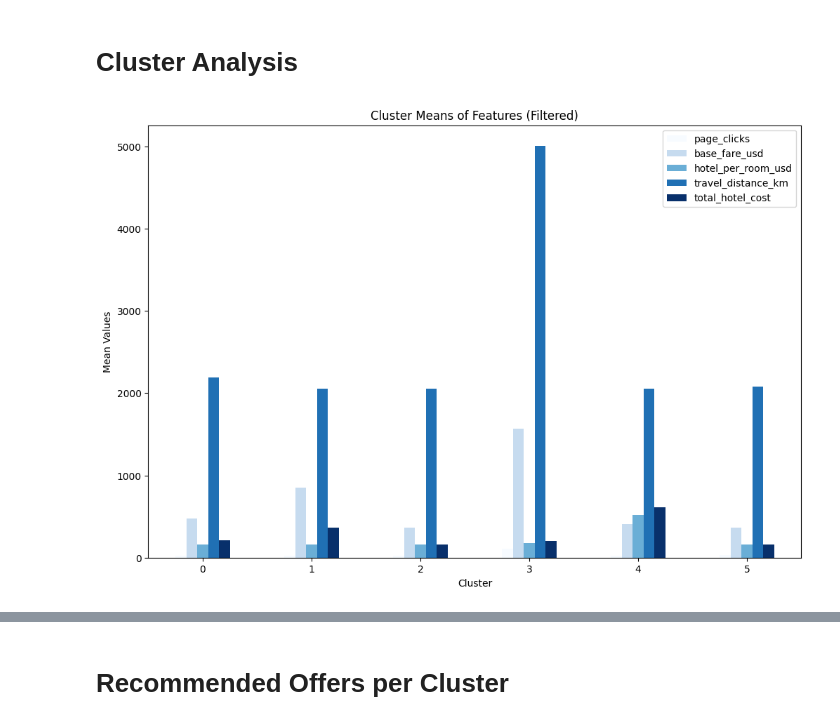
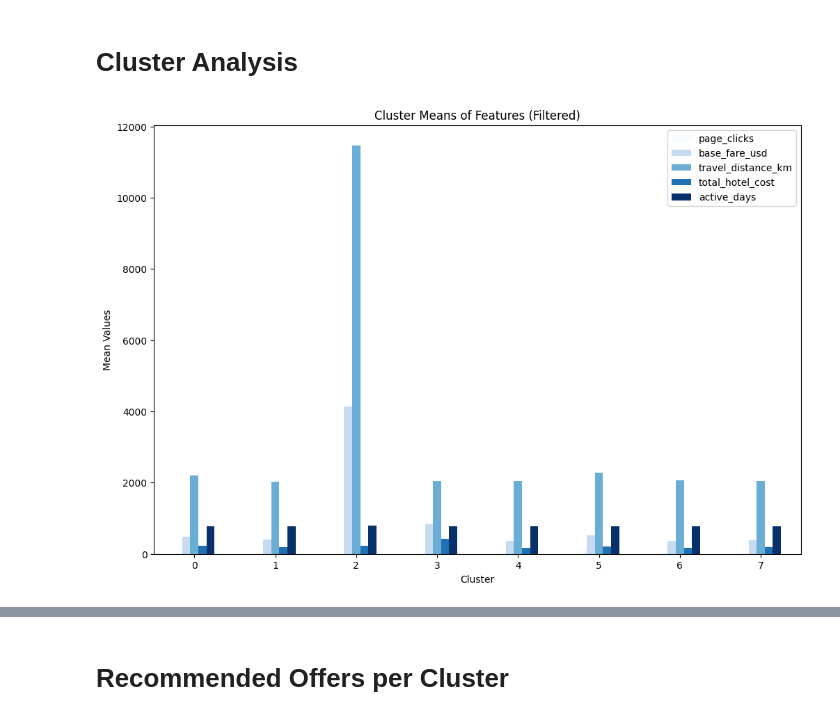
Before and after one commit to sultanmr/travel-tide, a Jupyter notebook: TravelTide.ipynb, the cells around one changed output, grey strips where cells are left out. Saved outputs shown, nothing was run; the diff lists cells and outputs as text; code cells hidden in the pictures.

```diff
--- a/TravelTide.ipynb
+++ b/TravelTide.ipynb
@@ -233,6 +209,0 @@ plt.show()
-# %%
-kmeans = KMeans(n_clusters=6, random_state=42)
-groups = kmeans.fit_predict(X_scaled)
-data_numeric["cluster"] = groups
-data["cluster"] = groups
-print(data_numeric["cluster"].value_counts())
@@ -314,0 +277,19 @@ Text(0.5, 0.92, '3D PCA Visualization')
+# %%
+scores = []
+
+for n_clusters in range(2, 20):
+    kmeans = KMeans(n_clusters=n_clusters, random_state=42)
+    groups = kmeans.fit_predict(X_pca)
+    score = silhouette_score(X_pca, groups)
+    scores.append(score)
+
+
+# Plot Silhouette Scores
+plt.figure(figsize=(8, 6))
+sns.lineplot(x=range(2, 20), y=scores, color='royalblue')
+plt.xticks(range(2, 20))
+plt.title("Silhouette Scores for Different Cluster Counts")
+plt.xlabel("Number of Clusters")
+plt.ylabel("Silhouette Score")
+plt.grid(False)
+plt.show()
@@ -314,0 +298,8 @@ Text(0.5, 0.92, '3D PCA Visualization')
+# %%
+score_differences = abs(np.diff(scores))
+best_n_clusters = np.argmax(score_differences)+3 # 3=> 2+1 => 2:start index, 1: we need next point, not previous
+
+best_score = score_differences[best_n_clusters]
+# Output the best number of clusters and its score
+print(f"Best number of clusters: {best_n_clusters } ")
+print(f"Best Silhouette Score: {best_score}")
@@ -314,0 +311,6 @@ Text(0.5, 0.92, '3D PCA Visualization')
+# %%
+kmeans = KMeans(n_clusters=best_n_clusters, random_state=42)
+groups = kmeans.fit_predict(X_pca)
+data_numeric["cluster"] = groups
+data["cluster"] = groups
+print(data_numeric["cluster"].value_counts())
@@ -315,28 +328,29 @@ Text(0.5, 0.92, '3D PCA Visualization')
 # %% [markdown]
 # Cluster Analysis
 # %%
-data_numeric2 = data_numeric.copy().drop(columns=["user_id"])
+data_numeric2 = data_numeric.select_dtypes(exclude=["object"]).copy()
+data_numeric2.drop("user_id", axis=1, inplace=True)
 cluster_means = data_numeric2.groupby("cluster").mean()
 
 # Calculate the variance of each feature across clusters
 feature_variances = cluster_means.var()
 
 # Set a threshold for low variance (e.g., features with variance less than a threshold will be removed)
 low_variance_threshold = 100
 features_to_keep = feature_variances[feature_variances > low_variance_threshold].index
 
 # Filter the cluster means dataframe to keep only features with sufficient variance
 cluster_means_filtered = cluster_means[features_to_keep]
 
 # Plotting the bar plot for filtered features
 cluster_means_filtered.plot(kind='bar', figsize=(12, 8), cmap='Blues')
 plt.title('Cluster Means of Features (Filtered)')
 plt.ylabel('Mean Values')
 plt.xlabel('Cluster')
 plt.xticks(rotation=0)
 plt.show()
 # %% [output]
-[figure, old version]
+[figure, new version]
 # %%
 data_numeric['cluster'].value_counts()
 # %% [output]
```
Also changed, not shown: parts of 21 cells of this notebook.
